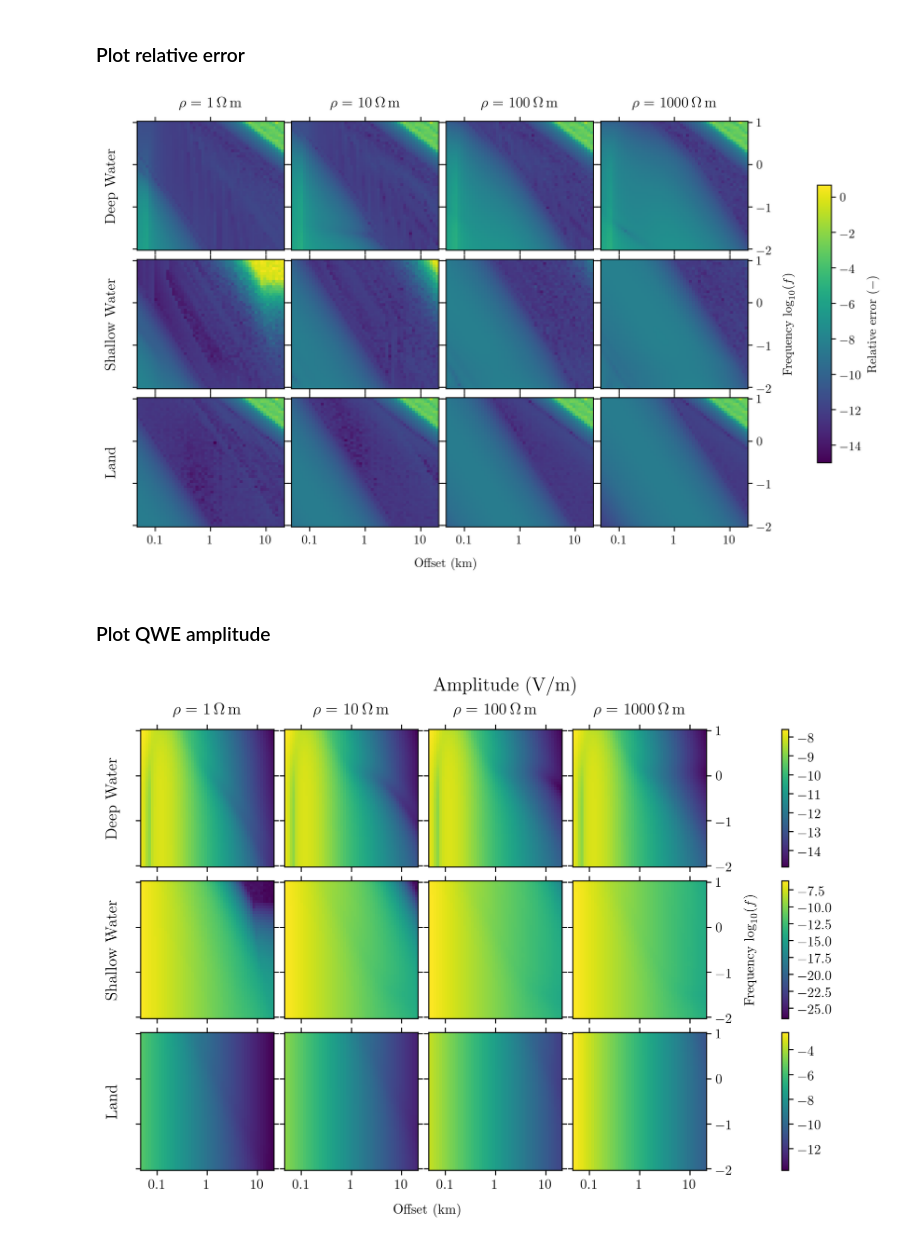
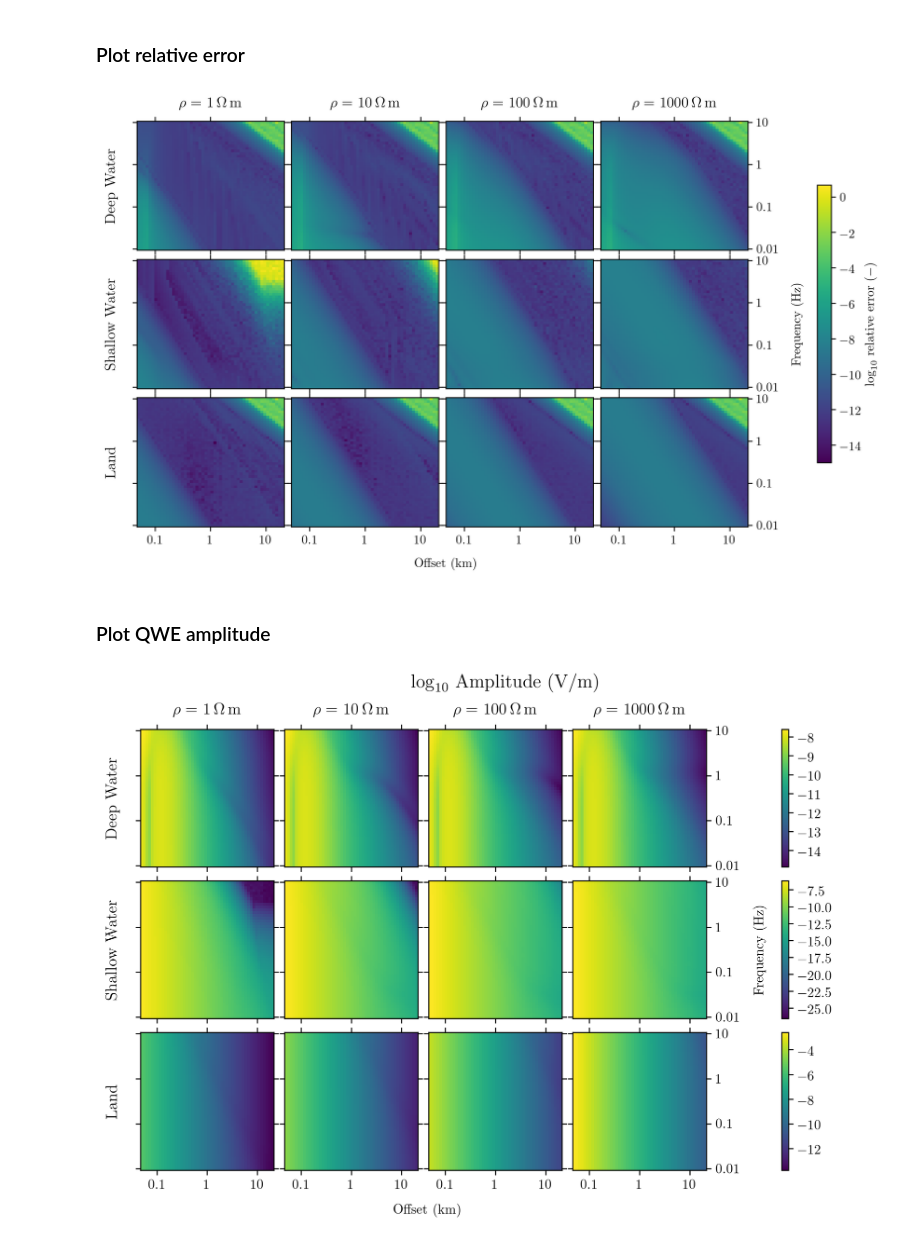
Before and after one commit to emsig/article-fdesign, a Jupyter notebook: notebooks/Figure-Errors.ipynb, the cells around one changed output. Saved outputs shown, nothing was run; the diff lists cells and outputs as text; code cells hidden in the pictures.

Commit message:
Improve error plot labeling 2nd

```diff
--- a/notebooks/Figure-Errors.ipynb
+++ b/notebooks/Figure-Errors.ipynb
@@ -192,8 +192,8 @@ for i, name in enumerate(['deep', 'shallow', 'land']):
         error = np.abs((wer201-qwe)/qwe)
 
         # Store analytical amplitude and relative error
-        amp[i, :, :, ii] = np.abs(qwe)
-        err[i, :, :, ii] = error
+        amp[i, :, :, ii] = np.log10(np.abs(qwe))
+        err[i, :, :, ii] = np.log10(error)
 # %% [output]
 * WARNING :: Hankel-quadrature did not converge at least once;
              => desired `atol` and `rtol` might not be achieved.
@@ -211,8 +211,8 @@ fdif = (np.log10(freqs[1])-np.log10(freqs[0]))/2
 fax = np.r_[np.log10(freqs)-fdif, np.log10(freqs[-1])+fdif]
 # %%
 # Get min and max
-vmin = np.min(np.log10(err))
-vmax = np.max(np.log10(err))
+vmin = np.min(err)
+vmax = np.max(err)
 
 # General parameters
 params = {'vmin': vmin, 'vmax': vmax,# 'cmap': 'Greys',
@@ -232,7 +232,7 @@ for i, name in enumerate(['Deep Water', 'Shallow Water', 'Land']):
         plt.sca(axs[i*4+ii])
 
         # Plot result, store handle
-        cp = plt.pcolormesh(xax, fax, np.log10(err[i, :, :, ii]), **params)
+        cp = plt.pcolormesh(xax, fax, err[i, :, :, ii], **params)
         cplist.append(cp)
 
         # title
@@ -249,10 +249,10 @@ for i, name in enumerate(['Deep Water', 'Shallow Water', 'Land']):
         axs[i*4+ii].yaxis.tick_right()
 
         if ii == 3:
-            plt.yticks([-2, -1, 0, 1])
+            plt.yticks([-2, -1, 0, 1], ['0.01', '0.1', '1', '10'])
             if i == 1:
                 axs[i*4+ii].yaxis.set_label_position("right")
-                plt.ylabel(r'Frequency $\log_{10}(f)$', labelpad=10)
+                plt.ylabel(r'Frequency (Hz)', labelpad=10)
         elif ii == 0:
             plt.ylabel(name, fontsize=12, labelpad=15)
             plt.yticks([-2, -1, 0, 1], ())
@@ -270,7 +270,7 @@ fig.text(0.47, 0.05, 'Offset (km)', ha='center')
 cax, kw = plt.matplotlib.colorbar.make_axes(axs,# location='bottom',
                                             fraction=.02, pad=0.1, aspect=20)
 cb = plt.colorbar(cplist[(i+1)*4-1], cax=cax, **kw)
-cb.set_label('Relative error ($-$)')#, labelpad=-40, y=1.05, rotation=0)
+cb.set_label(r'$\log_{10}$ relative error ($-$)')#, labelpad=-40, y=1.05, rotation=0)
 
 # Save figure
 plt.savefig('../figures/error.pdf', bbox_inches='tight')
@@ -280,7 +280,7 @@ plt.savefig('../figures/error.pdf', bbox_inches='tight')
 
 plt.show()
 # %% [output]
-[figure, old version]
+[figure, new version]
 # %% [markdown]
 ### Plot QWE amplitude
 # %%
@@ -294,8 +294,8 @@ cplist = []
 for i, name in enumerate(['Deep Water', 'Shallow Water', 'Land']):
 
     # Get min and max
-    vmin = np.min(np.log10(amp[i, :, :, :]))
-    vmax = np.max(np.log10(amp[i, :, :, :]))
+    vmin = np.min(amp[i, :, :, :])
+    vmax = np.max(amp[i, :, :, :])
 
     # General parameters
     params = {'vmin': vmin, 'vmax': vmax,# 'cmap': 'Greys',
@@ -306,7 +306,7 @@ for i, name in enumerate(['Deep Water', 'Shallow Water', 'Land']):
         plt.sca(axs[i*4+ii])
 
         # Plot result, store handle
-        cp = plt.pcolormesh(xax, fax, np.log10(amp[i, :, :, ii]), **params)
+        cp = plt.pcolormesh(xax, fax, amp[i, :, :, ii], **params)
         cplist.append(cp)
 
         # title
@@ -322,37 +322,37 @@ for i, name in enumerate(['Deep Water', 'Shallow Water', 'Land']):
         # y-label
         axs[i*4+ii].yaxis.tick_right()
 
         if ii == 3:
-            plt.yticks([-2, -1, 0, 1])
+            plt.yticks([-2, -1, 0, 1], ['0.01', '0.1', '1', '10'])
             if i == 1:
                 axs[i*4+ii].yaxis.set_label_position("right")
-                plt.ylabel(r'Frequency $\log_{10}(f)$', labelpad=10)
+                plt.ylabel(r'Frequency (Hz)', labelpad=10)
         elif ii == 0:
             plt.ylabel(name, fontsize=12, labelpad=15)
             plt.yticks([-2, -1, 0, 1], ())
         else:
             plt.yticks([-2, -1, 0, 1], ())
 
         # Show ticks on all four sides
         axs[i*4+ii].xaxis.set_ticks_position('both')
         axs[i*4+ii].yaxis.set_ticks_position('both')
 
     # Colorbar
     cax, kw = plt.matplotlib.colorbar.make_axes(axs[i*4:(i+1)*4], pad=0.1)#fraction=.05, aspect=30)
     cb = plt.colorbar(cplist[(i+1)*4-1], cax=cax, **kw)
 
 # xlabel
 fig.text(0.42, 0.05, 'Offset (km)', ha='center')
 
 # Save figure
 # plt.savefig('../figures/amplitude.pdf', bbox_inches='tight')
 
 # Title
-plt.suptitle('Amplitude (V/m)', fontsize=14, y=0.97)
+plt.suptitle(r'$\log_{10}$ Amplitude (V/m)', fontsize=14, y=0.97)
 
 plt.show()
 # %% [output]
-[figure, old version]
+[figure, new version]
 # %%
 import printinfo
 printinfo.info()
```
Also changed, not shown: parts of 1 cell of this notebook, 2 other files.
